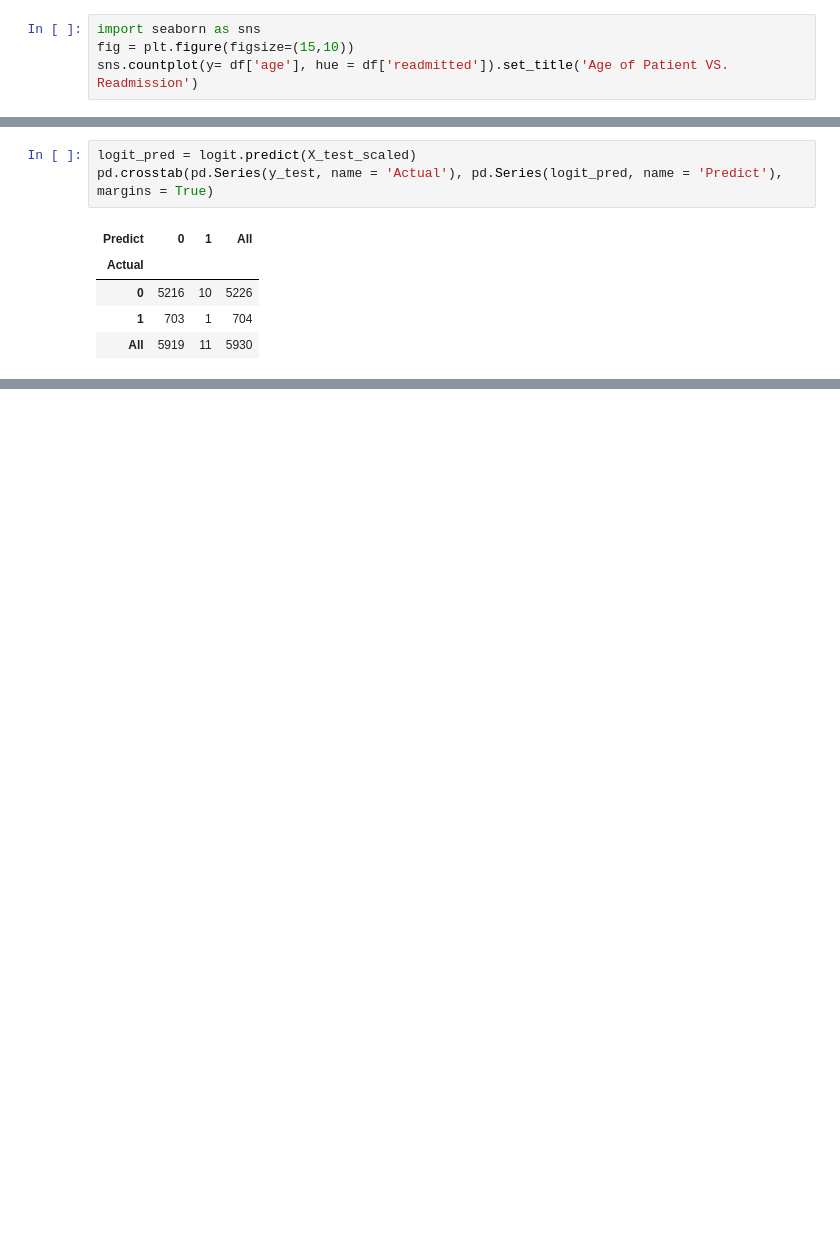
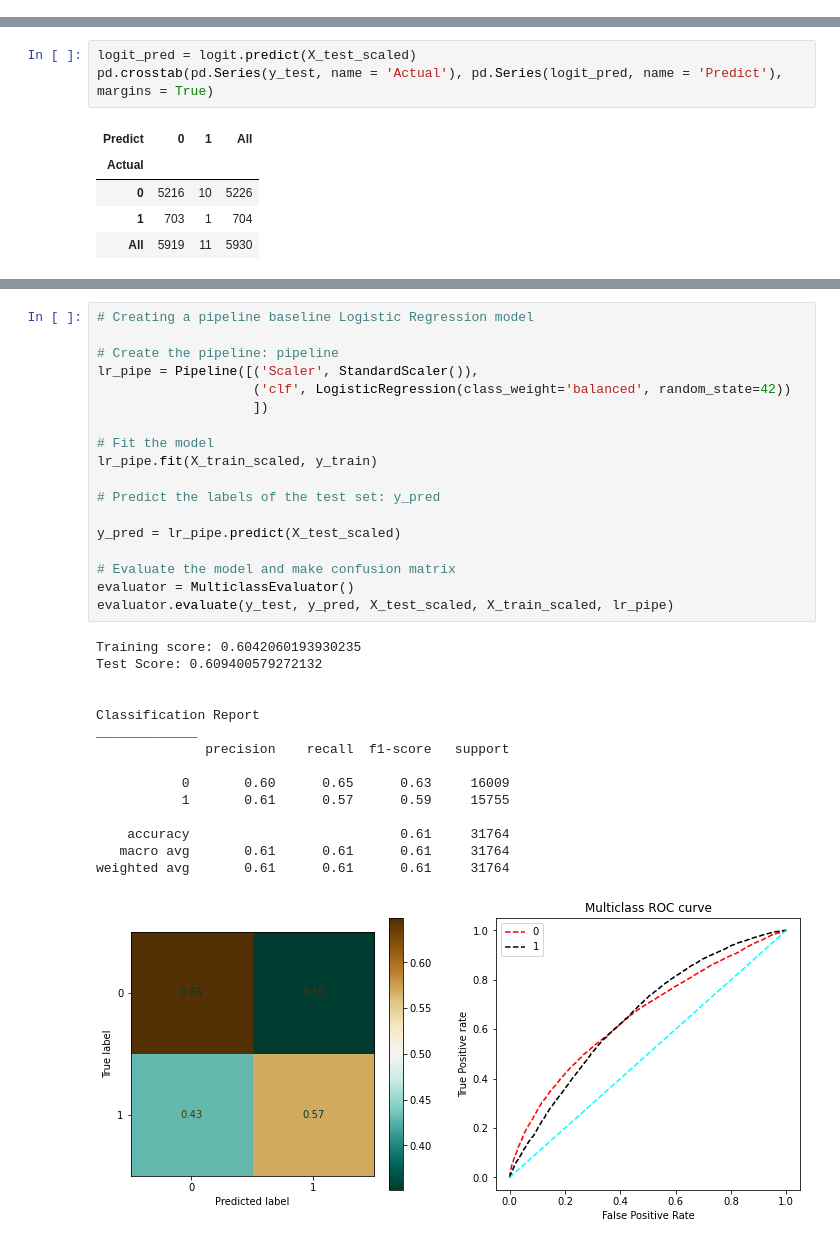
Before and after one commit to HersiYussuf/Capstone_Project, a Jupyter notebook: Modeling.ipynb, the cells around one changed output, grey strips where cells are left out. Cells and saved outputs as stored; diff of their text form; blank space fills up the shorter version.

```diff
--- a/Modeling.ipynb
+++ b/Modeling.ipynb
@@ -20,7 +47,3 @@ df.head()
 | 2 | Caucasian | 1 | 35 | Discharged to home | Emergency | 2 | ... |
 | 3 | Caucasian | 1 | 45 | Discharged to home | Emergency | 1 | ... |
 | 4 | Caucasian | 1 | 55 | Discharged to home | Referral | 3 | ... |
-# %%
-import seaborn as sns
-fig = plt.figure(figsize=(15,10))
-sns.countplot(y= df['age'], hue = df['readmitted']).set_title('Age of Patient VS. Readmission')
@@ -559,0 +394,34 @@ plt.show()
+# %%
+# Creating a pipeline baseline Logistic Regression model
+
+# Create the pipeline: pipeline
+lr_pipe = Pipeline([('Scaler', StandardScaler()),
+                    ('clf', LogisticRegression(class_weight='balanced', random_state=42))
+                    ])
+
+# Fit the model
+lr_pipe.fit(X_train_scaled, y_train)
+
+# Predict the labels of the test set: y_pred
+
+y_pred = lr_pipe.predict(X_test_scaled)
+
+# Evaluate the model and make confusion matrix
+evaluator = MulticlassEvaluator()
+evaluator.evaluate(y_test, y_pred, X_test_scaled, X_train_scaled, lr_pipe)
+# %% [output]
+Training score: 0.6042060193930235
+Test Score: 0.609400579272132
+
+
+Classification Report
+_____________
+              precision    recall  f1-score   support
+
+           0       0.60      0.65      0.63     16009
+           1       0.61      0.57      0.59     15755
+
+    accuracy                           0.61     31764
+   macro avg       0.61      0.61      0.61     31764
+weighted avg       0.61      0.61      0.61     31764
+[figure, added]
```
Also changed, not shown: parts of 71 cells of this notebook.
